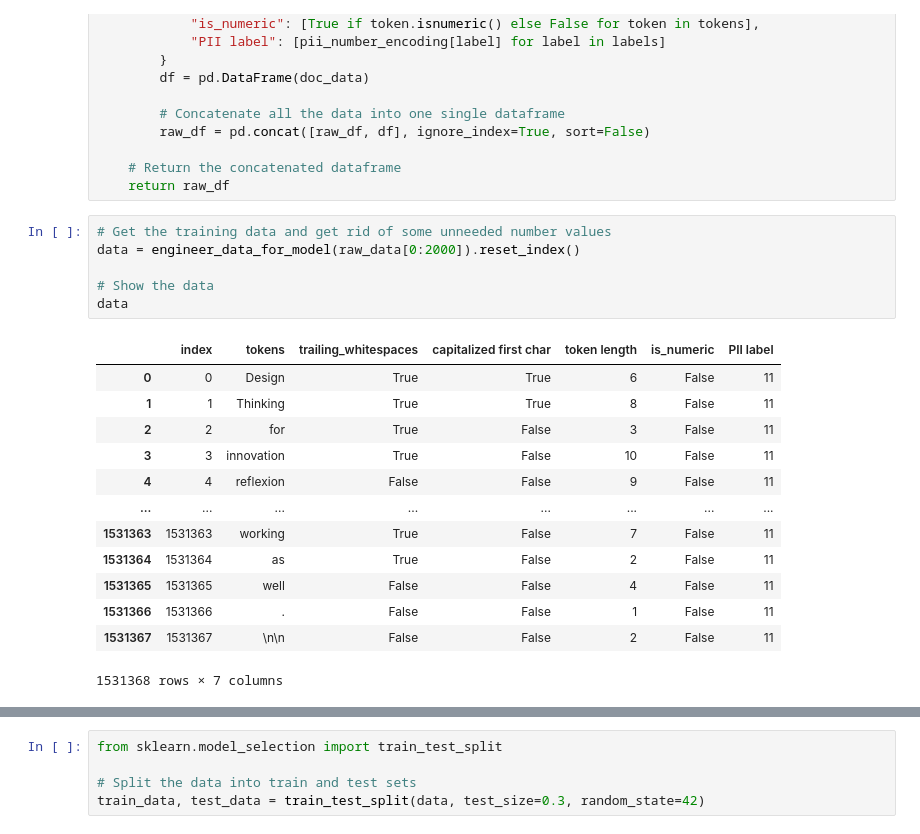
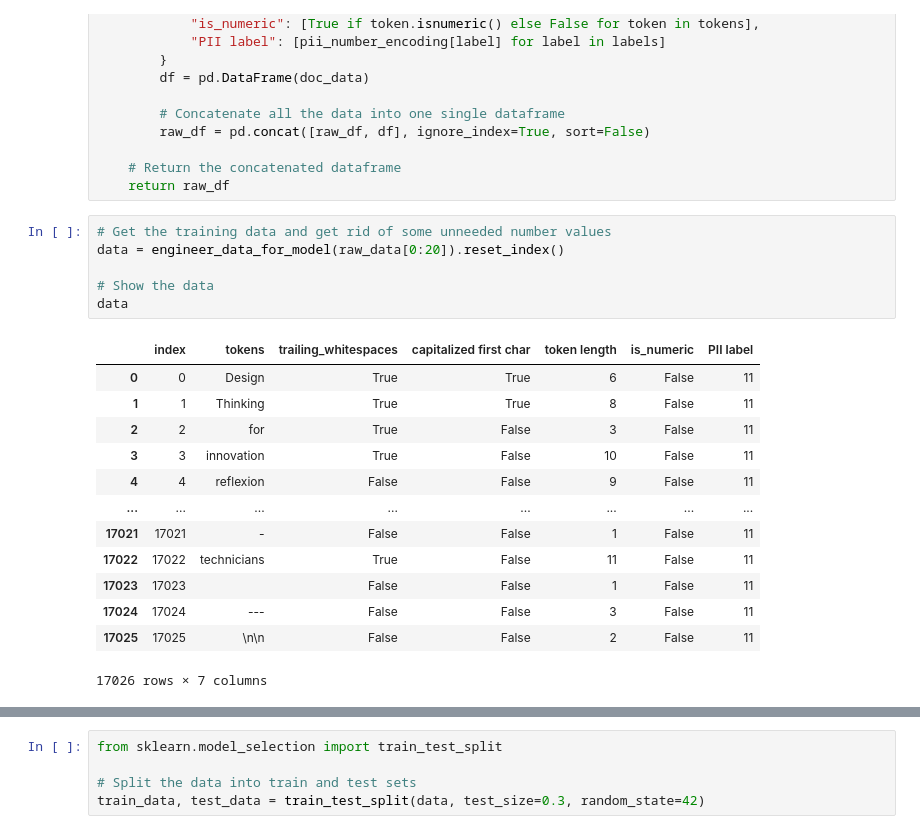
Before and after one commit to vik01/PII-data-detection, a Jupyter notebook: baseline-model.ipynb, the cells around one changed output, grey strips where cells are left out. Cells and saved outputs as stored; diff of their text form.

```diff
--- a/baseline-model.ipynb
+++ b/baseline-model.ipynb
@@ -101,21 +101,21 @@ def engineer_data_for_model(data):
     return raw_df
 # %%
 # Get the training data and get rid of some unneeded number values
-data = engineer_data_for_model(raw_data[0:2000]).reset_index()
+data = engineer_data_for_model(raw_data[0:20]).reset_index()
 
 # Show the data
 data
 # %% [output]
 |  | index | tokens | trailing_whitespaces | capitalized first char | token length | is_numeric | PII label |
 | 0 | 0 | Design | True | True | 6 | False | 11 |
 | 1 | 1 | Thinking | True | True | 8 | False | 11 |
 | 2 | 2 | for | True | False | 3 | False | 11 |
 | 3 | 3 | innovation | True | False | 10 | False | 11 |
 | 4 | 4 | reflexion | False | False | 9 | False | 11 |
 | ... | ... | ... | ... | ... | ... | ... | ... |
-| 1531363 | 1531363 | working | True | False | 7 | False | 11 |
-| 1531364 | 1531364 | as | True | False | 2 | False | 11 |
-| 1531365 | 1531365 | well | False | False | 4 | False | 11 |
-| 1531366 | 1531366 | . | False | False | 1 | False | 11 |
-| 1531367 | 1531367 | \n\n | False | False | 2 | False | 11 |
+| 17021 | 17021 | - | False | False | 1 | False | 11 |
+| 17022 | 17022 | technicians | True | False | 11 | False | 11 |
+| 17023 | 17023 |  | False | False | 1 | False | 11 |
+| 17024 | 17024 | --- | False | False | 3 | False | 11 |
+| 17025 | 17025 | \n\n | False | False | 2 | False | 11 |
-1531368 rows × 7 columns
+17026 rows × 7 columns
```
Also changed, not shown: parts of 15 cells of this notebook.
